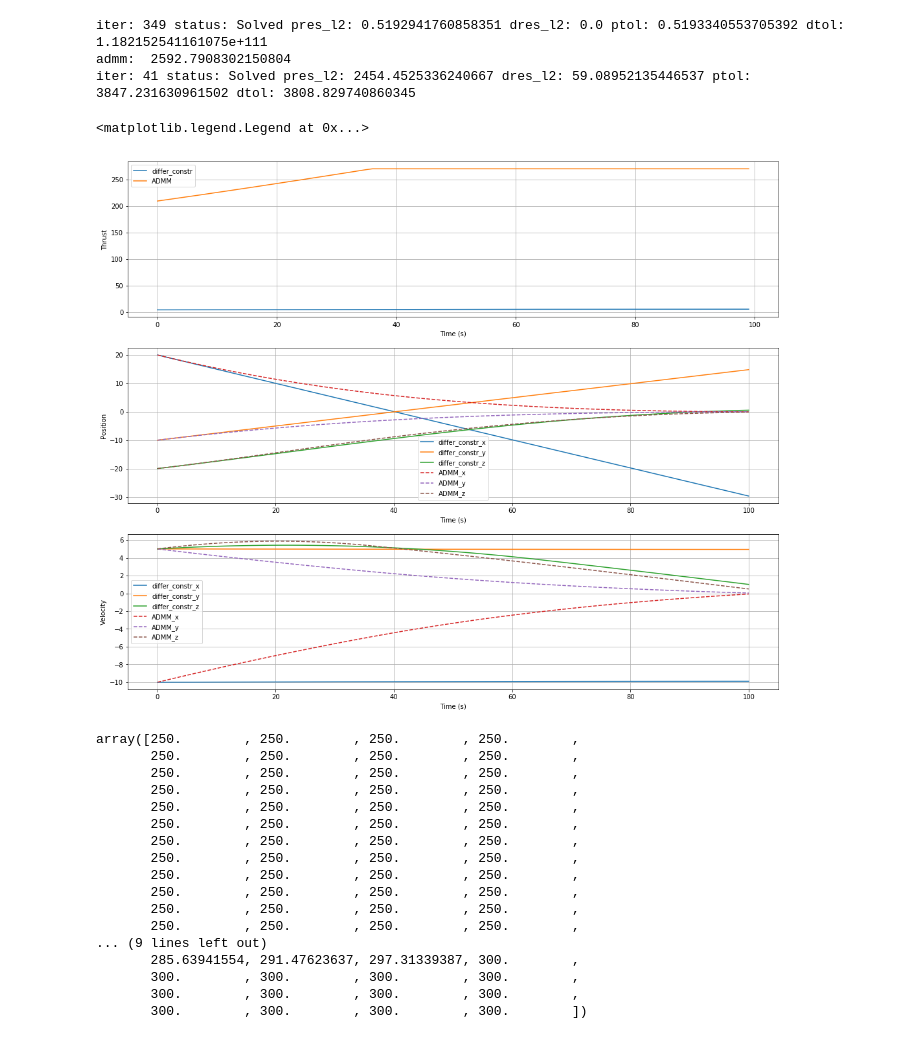
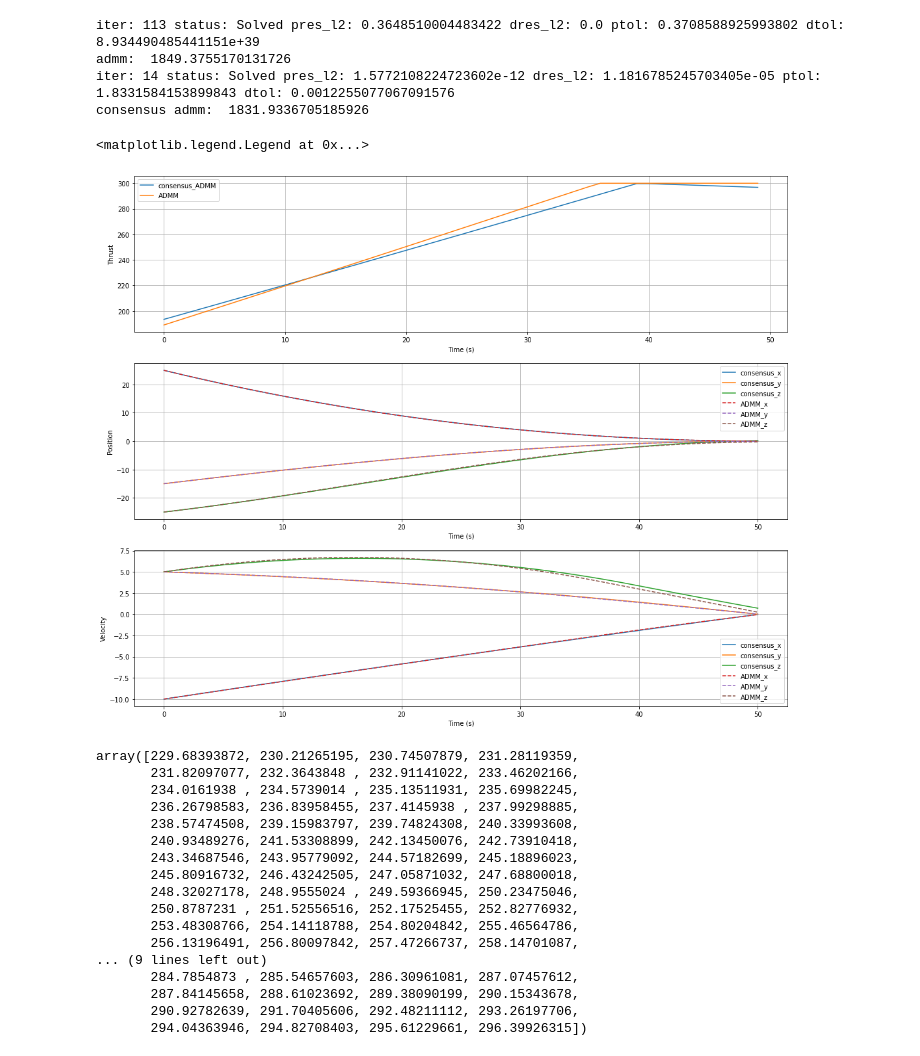
Before and after one commit to acsl-inha/drone_simulation, a Jupyter notebook: src/open_loop_thr_lower_bound_guidance.ipynb, the cells around one changed output. Drawn from its saved outputs; the diff is of its cells as text; code cells hidden in the pictures.

```diff
--- a/src/open_loop_thr_lower_bound_guidance.ipynb
+++ b/src/open_loop_thr_lower_bound_guidance.ipynb
@@ -145,7 +145,7 @@ def  compute_guidance_cvx(position, velocity, psi, tgo,ub,lb):
     return np.array([thrust,r_pin.value,v_pin.value])
 # %%
 def ADMM_compute_guidance(position, velocity, psi, tgo,ub,lb):
-    delt = 0.05
+    delt = 0.1
     T = tgo
     N = int(T/delt)
 
@@ -245,7 +245,6 @@ def ADMM_compute_guidance(position, velocity, psi, tgo,ub,lb):
 
         z_last = z
 
-
         if  primal_res_l2 <= ptol and dual_res_l2 <= dtol:    # Stopping Criteria
             status = "Solved"
             break
@@ -443,74 +426,75 @@ def ADMM_compute_guidance(position, velocity, psi, tgo,ub,lb):
 # %%
-position = np.array([20,-10,-20])
+position = np.array([25,-15,-25])
 velocity = np.array([-10,5,5])
 psi = 0
 tgo = 5
 # dt = 0.05
-ub = 270
+ub = 300
 lb = 0
 
 t = np.arange(0., tgo, dt)
 
 # thrust, r, v = compute_guidance_cvx(position, velocity, psi, tgo,ub,lb)
 thrust_admm, r_admm, v_admm = ADMM_compute_guidance(position, velocity, psi, tgo,ub,lb) # just Thrust_norm constraint
-thrust_admm_differ, r_admm_differ, v_admm_differ = ADMM_compute_guidance_alpha(position, velocity, psi, tgo,ub,lb, 100) # Thrust difference constraint
+thrust_admm_consensus, r_admm_consensus, v_admm_consensus = ADMM_consensus_compute_guidance(position, velocity, psi, tgo,ub,lb, 10) # Thrust difference constraint
 # %% [output]
-iter: 349 status: Solved pres_l2: 0.5192941760858351 dres_l2: 0.0 ptol: 0.5193340553705392 dtol: 1.182152541161075e+111
-admm:  2592.7908302150804
-iter: 41 status: Solved pres_l2: 2454.4525336240667 dres_l2: 59.08952135446537 ptol: 3847.231630961502 dtol: 3808.829740860345
+iter: 113 status: Solved pres_l2: 0.3648510004483422 dres_l2: 0.0 ptol: 0.3708588925993802 dtol: 8.934490485441151e+39
+admm:  1849.3755170131726
+iter: 14 status: Solved pres_l2: 1.5772108224723602e-12 dres_l2: 1.1816785245703405e-05 ptol: 1.8331584153899843 dtol: 0.0012255077067091576
+consensus admm:  1831.9336705185926
 # %%
 plt.figure(num=6, figsize=(18,15))
 plt.subplot(311)
-plt.plot(thrust_admm_differ,label='differ_constr')
+plt.plot(thrust_admm_consensus,label='consensus_ADMM')
 plt.plot(thrust_admm,label='ADMM')
 plt.ylabel("Thrust")
 plt.xlabel("Time (s)")
 plt.grid()
 plt.legend()
 
 plt.subplot(312)
-plt.plot(r_admm_differ[0,:],label='differ_constr_x')
-plt.plot(r_admm_differ[1,:],label='differ_constr_y')
-plt.plot(r_admm_differ[2,:],label='differ_constr_z')
+plt.plot(r_admm_consensus[0,:],label='consensus_x')
+plt.plot(r_admm_consensus[1,:],label='consensus_y')
+plt.plot(r_admm_consensus[2,:],label='consensus_z')
 plt.plot(r_admm[0,:],"--",label='ADMM_x')
 plt.plot(r_admm[1,:],"--",label='ADMM_y')
 plt.plot(r_admm[2,:],"--",label='ADMM_z')
 plt.ylabel("Position")
 plt.xlabel("Time (s)")
 plt.grid()
 plt.legend()
 
 plt.subplot(313)
-plt.plot(v_admm_differ[0,:],label='differ_constr_x')
-plt.plot(v_admm_differ[1,:],label='differ_constr_y')
-plt.plot(v_admm_differ[2,:],label='differ_constr_z')
+plt.plot(v_admm_consensus[0,:],label='consensus_x')
+plt.plot(v_admm_consensus[1,:],label='consensus_y')
+plt.plot(v_admm_consensus[2,:],label='consensus_z')
 plt.plot(v_admm[0,:],"--",label='ADMM_x')
 plt.plot(v_admm[1,:],"--",label='ADMM_y')
 plt.plot(v_admm[2,:],"--",label='ADMM_z')
 plt.ylabel("Velocity")
 plt.xlabel("Time (s)")
 plt.grid()
 plt.legend()
 # %% [output]
 <matplotlib.legend.Legend at 0x...>
-[figure, old version]
+[figure, new version]
 # %%
 thrust_admm
 # %% [output]
-array([250.        , 250.        , 250.        , 250.        ,
-       250.        , 250.        , 250.        , 250.        ,
-       250.        , 250.        , 250.        , 250.        ,
-       250.        , 250.        , 250.        , 250.        ,
-       250.        , 250.        , 250.        , 250.        ,
-       250.        , 250.        , 250.        , 250.        ,
-       250.        , 250.        , 250.        , 250.        ,
-       250.        , 250.        , 250.        , 250.        ,
-       250.        , 250.        , 250.        , 250.        ,
-       250.        , 250.        , 250.        , 250.        ,
-       250.        , 250.        , 250.        , 250.        ,
-       250.        , 250.        , 250.        , 250.        ,
+array([229.68393872, 230.21265195, 230.74507879, 231.28119359,
+       231.82097077, 232.3643848 , 232.91141022, 233.46202166,
+       234.0161938 , 234.5739014 , 235.13511931, 235.69982245,
+       236.26798583, 236.83958455, 237.4145938 , 237.99298885,
+       238.57474508, 239.15983797, 239.74824308, 240.33993608,
+       240.93489276, 241.53308899, 242.13450076, 242.73910418,
+       243.34687546, 243.95779092, 244.57182699, 245.18896023,
+       245.80916732, 246.43242505, 247.05871032, 247.68800018,
+       248.32027178, 248.9555024 , 249.59366945, 250.23475046,
+       250.8787231 , 251.52556516, 252.17525455, 252.82776932,
+       253.48308766, 254.14118788, 254.80204842, 255.46564786,
+       256.13196491, 256.80097842, 257.47266737, 258.14701087,
 ... (9 lines left out)
-       285.63941554, 291.47623637, 297.31339387, 300.        ,
-       300.        , 300.        , 300.        , 300.        ,
-       300.        , 300.        , 300.        , 300.        ,
-       300.        , 300.        , 300.        , 300.        ])
+       284.7854873 , 285.54657603, 286.30961081, 287.07457612,
+       287.84145658, 288.61023692, 289.38090199, 290.15343678,
+       290.92782639, 291.70405606, 292.48211112, 293.26197706,
+       294.04363946, 294.82708403, 295.61229661, 296.39926315])
```
Also changed, not shown: parts of 1 cell of this notebook.
